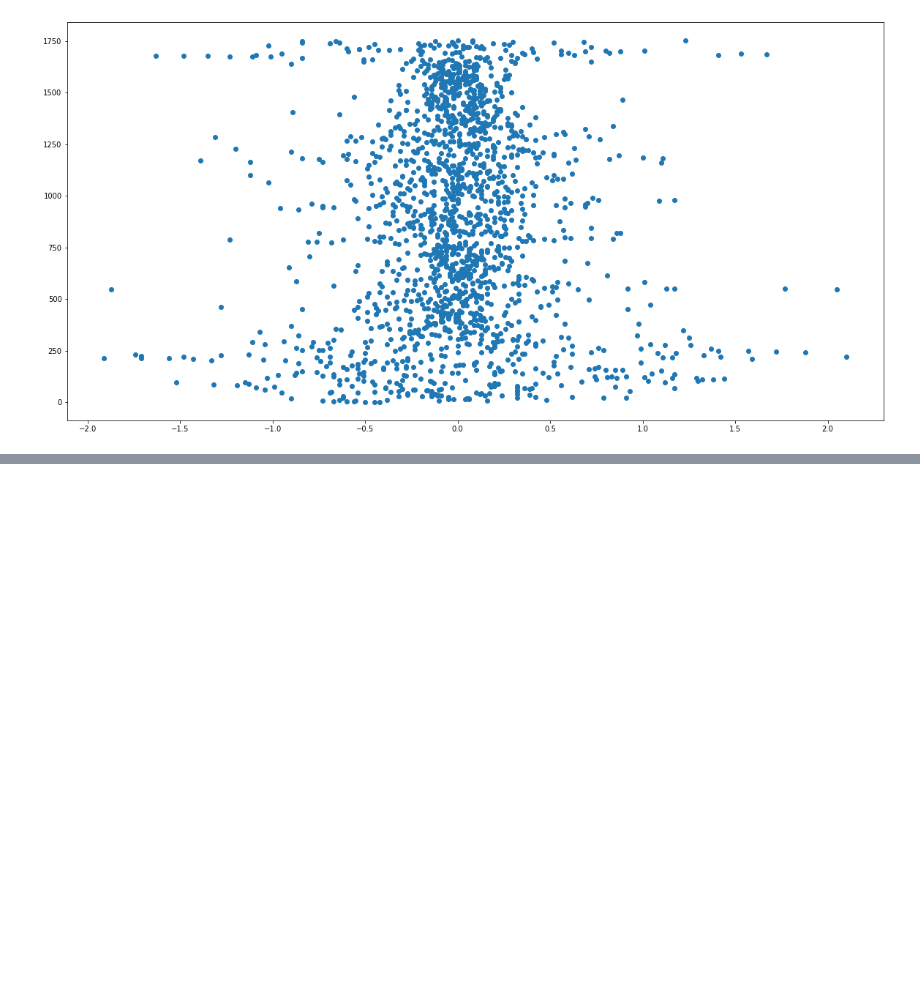
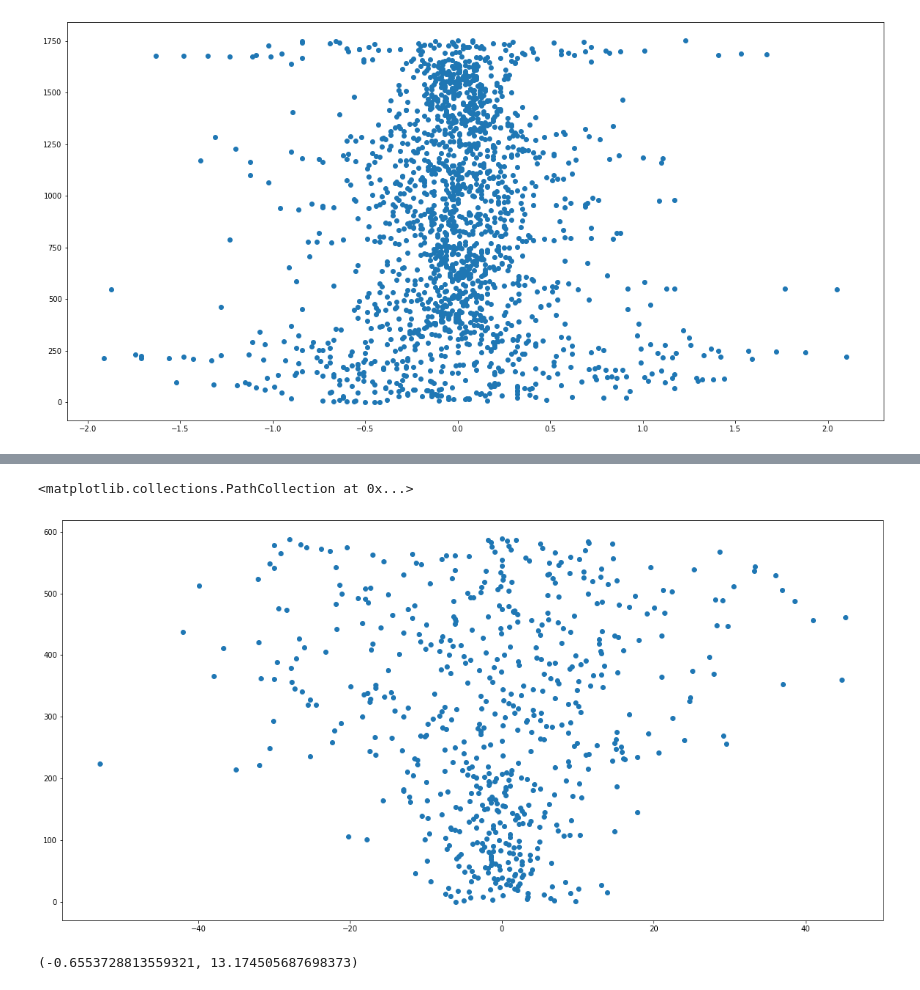
Before and after one commit to xtwxfxk/left5, a Jupyter notebook: stock/aktest.ipynb, the cells around one changed output, grey strips where cells are left out. Cells and saved outputs as stored; diff of their text form; code cells hidden in the pictures; blank space fills up the shorter version.

```diff
--- a/stock/aktest.ipynb
+++ b/stock/aktest.ipynb
@@ -35,0 +44,4 @@ sns.displot(df, x='diff', kind='kde')
+# %%
+df = ak.stock_zh_a_hist(symbol='300750', period='daily', start_date='20100301', end_date='20220707', adjust='qfq')
+# %%
+df['diff'] = df['收盘'].diff(-1).fillna(0)
@@ -35,0 +54,7 @@ sns.displot(df, x='diff', kind='kde')
+# %%
+x = df['diff'][400:]
+# %%
+plt.scatter(x=x, y=range(x.shape[0]))
+# %% [output]
+<matplotlib.collections.PathCollection at 0x...>
+[figure, added]
@@ -35,0 +63,4 @@ sns.displot(df, x='diff', kind='kde')
+# %%
+mu, std
+# %% [output]
+(-0.6553728813559321, 13.174505687698373)
```
Also changed, not shown: parts of 9 cells of this notebook, 3 other files.
